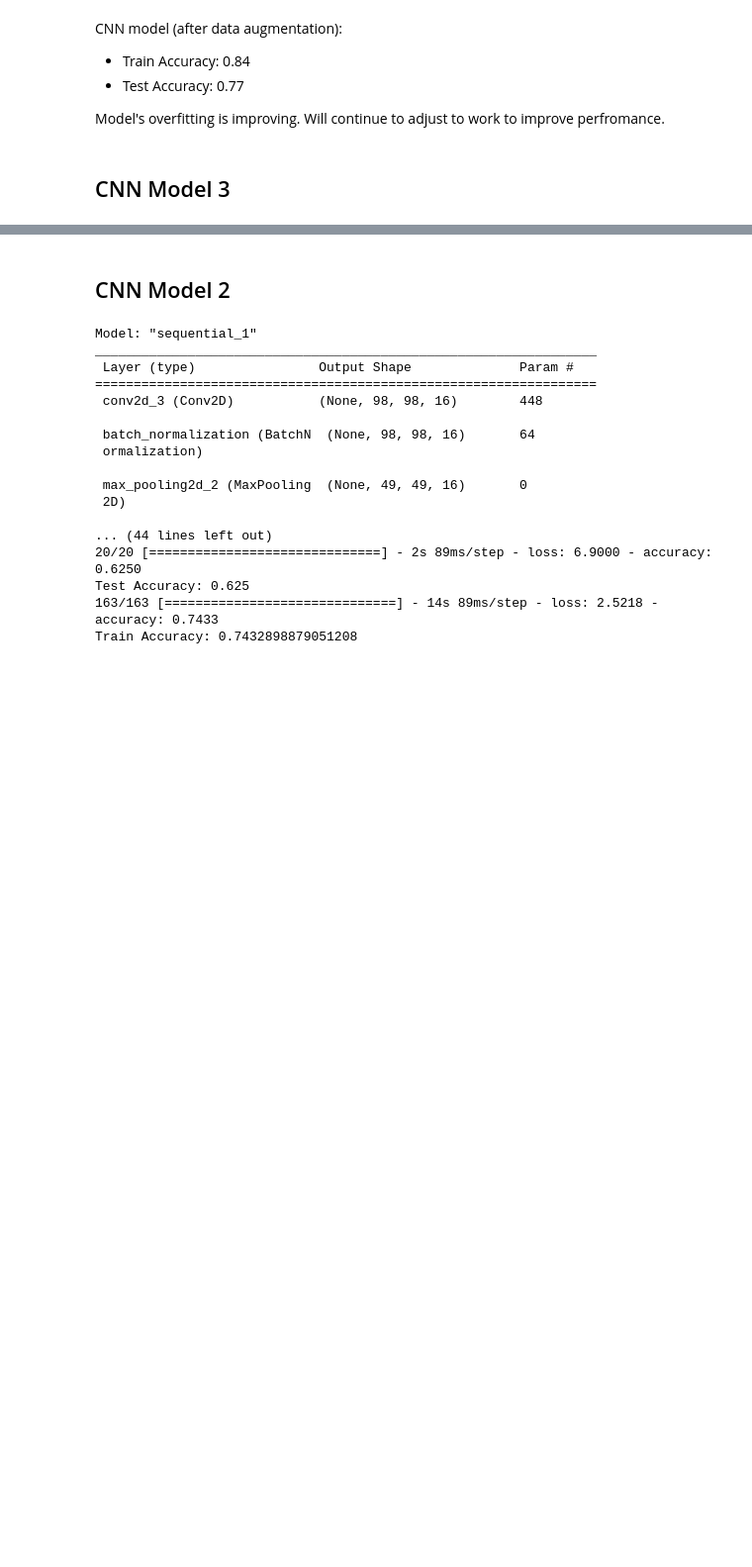
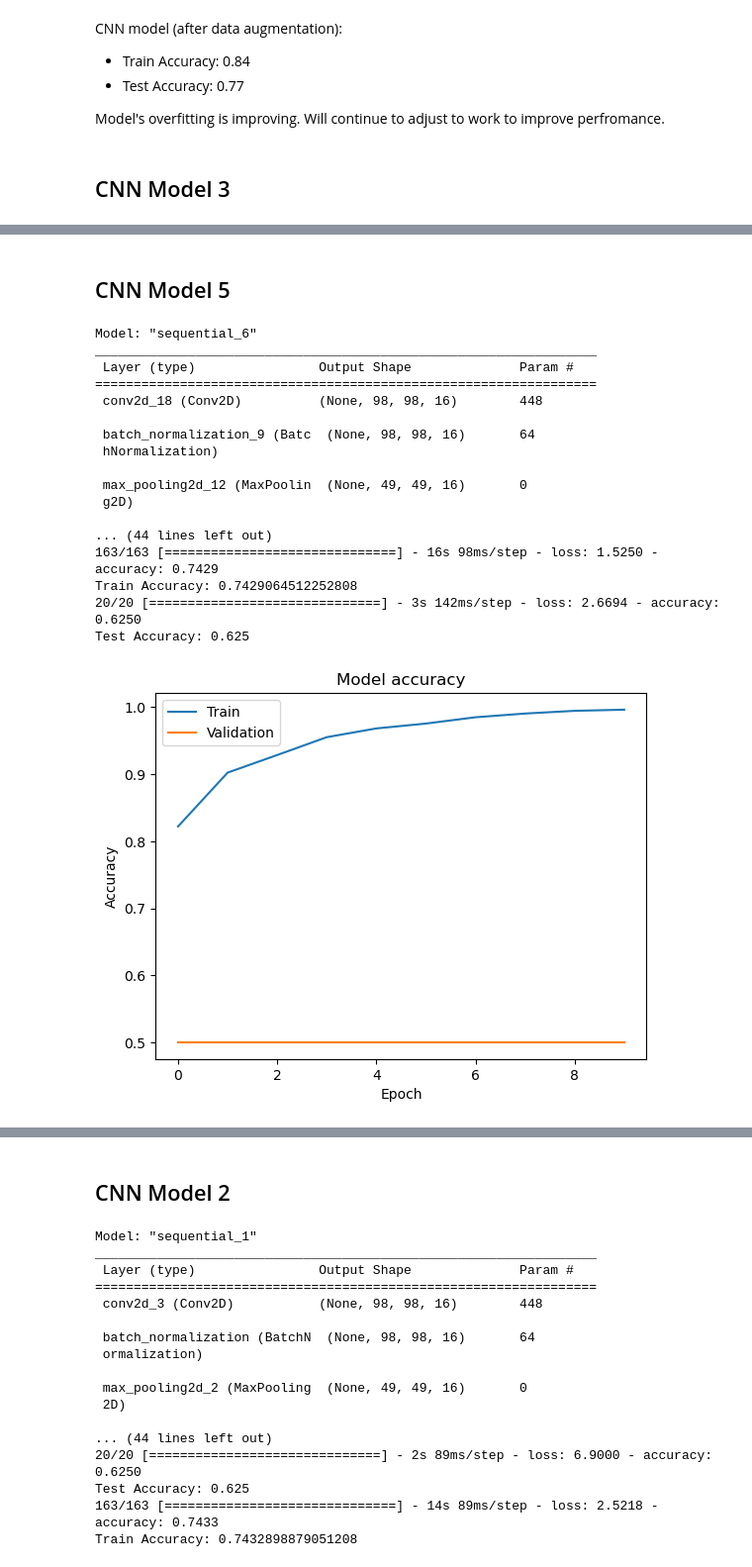
Before and after one commit to ldwilker10/pneumonia_classification, a Jupyter notebook: cnn_models_draft.ipynb, the cells around one changed output, grey strips where cells are left out. Shown at 99% size. Saved outputs shown, nothing was run; the diff lists cells and outputs as text; code cells hidden in the pictures; blank space fills up the shorter version.

```diff
--- a/cnn_models_draft.ipynb
+++ b/cnn_models_draft.ipynb
@@ -469,0 +633,61 @@ print(test_acc)
+# %% [markdown]
+## CNN Model 5
+# %%
+# data augmentation
+# increases number of filters to add complexity, only increased the conv2d layers
+# adding batch normalization
+# adjusting learning rate
+
+cnn_model5 = models.Sequential()
+cnn_model5.add(layers.Conv2D(filters=16, kernel_size=(3,3), activation='relu', input_shape=(100, 100, 3)))
+cnn_model5.add(layers.BatchNormalization())
+cnn_model5.add(layers.MaxPooling2D(pool_size=(2, 2)))
+cnn_model5.add(layers.Conv2D(32, (3, 3), activation='relu'))
+cnn_model5.add(layers.BatchNormalization())
+cnn_model5.add(layers.MaxPooling2D((2, 2)))
+cnn_model5.add(layers.Conv2D(32, (3, 3), activation='relu'))
+cnn_model5.add(layers.BatchNormalization())
+
+
+# Adding dense layers on top
+
+cnn_model5.add(layers.Flatten())
+cnn_model5.add(layers.Dense(16, activation='relu'))
+cnn_model5.add(layers.Dense(1, activation='sigmoid'))
+
+optimizer = keras.optimizers.Adam(learning_rate=0.0001)
+cnn_model5.compile(optimizer=optimizer, loss='binary_crossentropy', metrics=['accuracy'])
+
+# Inspecting model summary
+cnn_model5.summary()
+
+# Train the model and store the history
+history5 = cnn_model5.fit(train_images, train_labels, epochs=10, batch_size=128, validation_data=(val_images, val_labels))
+
+# Evaluate the model
+train_loss, train_acc = cnn_model5.evaluate(train_images, train_labels)
+print("Train Accuracy:", train_acc)
+test_loss, test_acc = cnn_model5.evaluate(test_images, test_labels)
+print("Test Accuracy:", test_acc)
+
+# Plot the curves
+plot_curves(history5)
+# %% [output]
+Model: "sequential_6"
+_________________________________________________________________
+ Layer (type)                Output Shape              Param #
+=================================================================
+ conv2d_18 (Conv2D)          (None, 98, 98, 16)        448
+
+ batch_normalization_9 (Batc  (None, 98, 98, 16)       64
+ hNormalization)
+
+ max_pooling2d_12 (MaxPoolin  (None, 49, 49, 16)       0
+ g2D)
+
+... (44 lines left out)
+163/163 [==============================] - 16s 98ms/step - loss: 1.5250 - accuracy: 0.7429
+Train Accuracy: 0.7429064512252808
+20/20 [==============================] - 3s 142ms/step - loss: 2.6694 - accuracy: 0.6250
+Test Accuracy: 0.625
+[figure, added]
```
Also changed, not shown: parts of 12 cells of this notebook.
